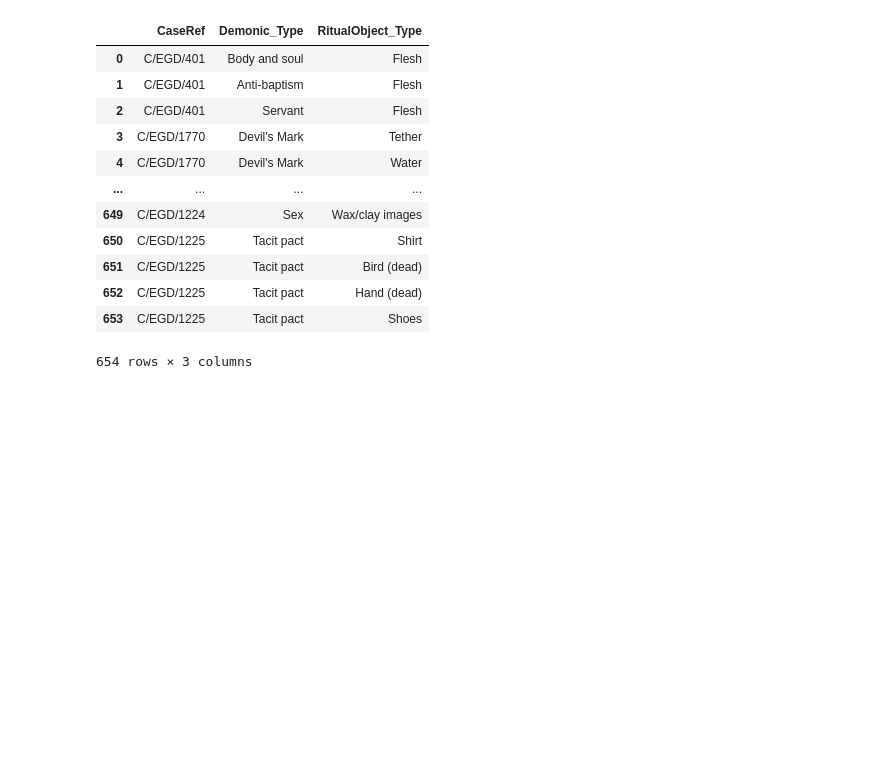
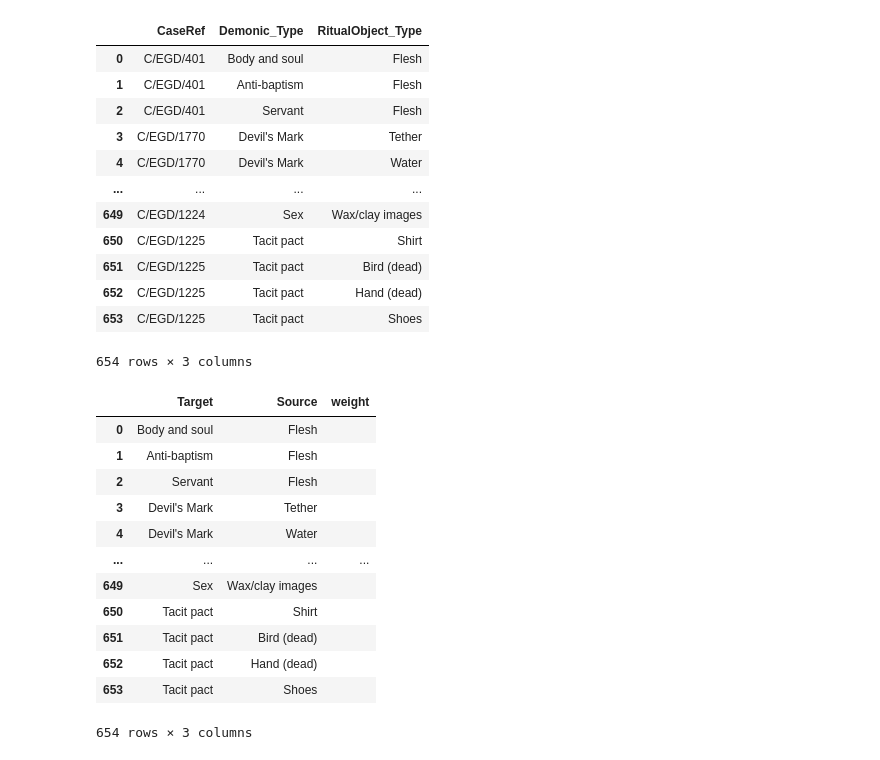
Before and after one commit to Baezhi/DS4_Group-14, a Jupyter notebook: Network notebook.ipynb, the cells around one changed output. Cells and saved outputs as stored; diff of their text form; code cells hidden in the pictures; blank space fills up the shorter version.

```diff
--- a/Network notebook.ipynb
+++ b/Network notebook.ipynb
@@ -273,4 +309,23 @@ Rit_pacts
 | 652 | C/EGD/1225 | Tacit pact | Hand (dead) |
 | 653 | C/EGD/1225 | Tacit pact | Shoes |
 654 rows × 3 columns
+# %%
+Rit_pacts.drop(['CaseRef'], axis=1, inplace = True)
+Rit_pacts.insert(2,'weight','')
+Rit_pacts.rename(columns={'Demonic_Type': 'Target', 'RitualObject_Type': 'Source'}, inplace=True)
+Rit_pacts
+# %% [output]
+|  | Target | Source | weight |
+| 0 | Body and soul | Flesh |  |
+| 1 | Anti-baptism | Flesh |  |
+| 2 | Servant | Flesh |  |
+| 3 | Devil's Mark | Tether |  |
+| 4 | Devil's Mark | Water |  |
+| ... | ... | ... | ... |
+| 649 | Sex | Wax/clay images |  |
+| 650 | Tacit pact | Shirt |  |
+| 651 | Tacit pact | Bird (dead) |  |
+| 652 | Tacit pact | Hand (dead) |  |
+| 653 | Tacit pact | Shoes |  |
+654 rows × 3 columns
 # %%
```
Also changed, not shown: parts of 8 cells of this notebook.
